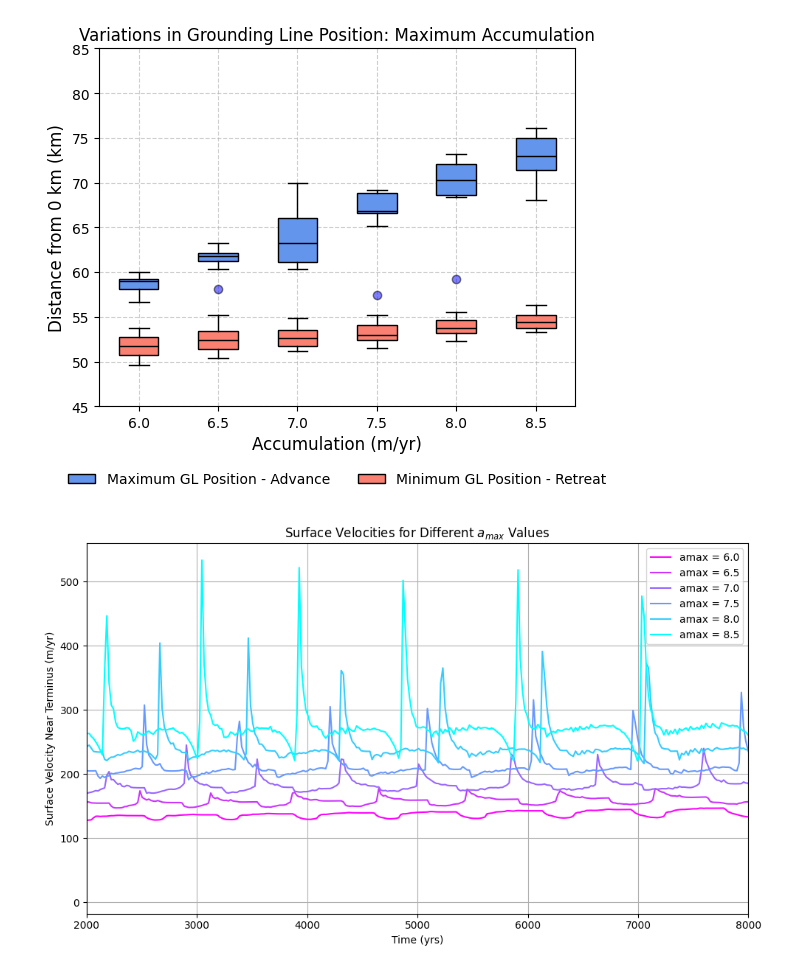
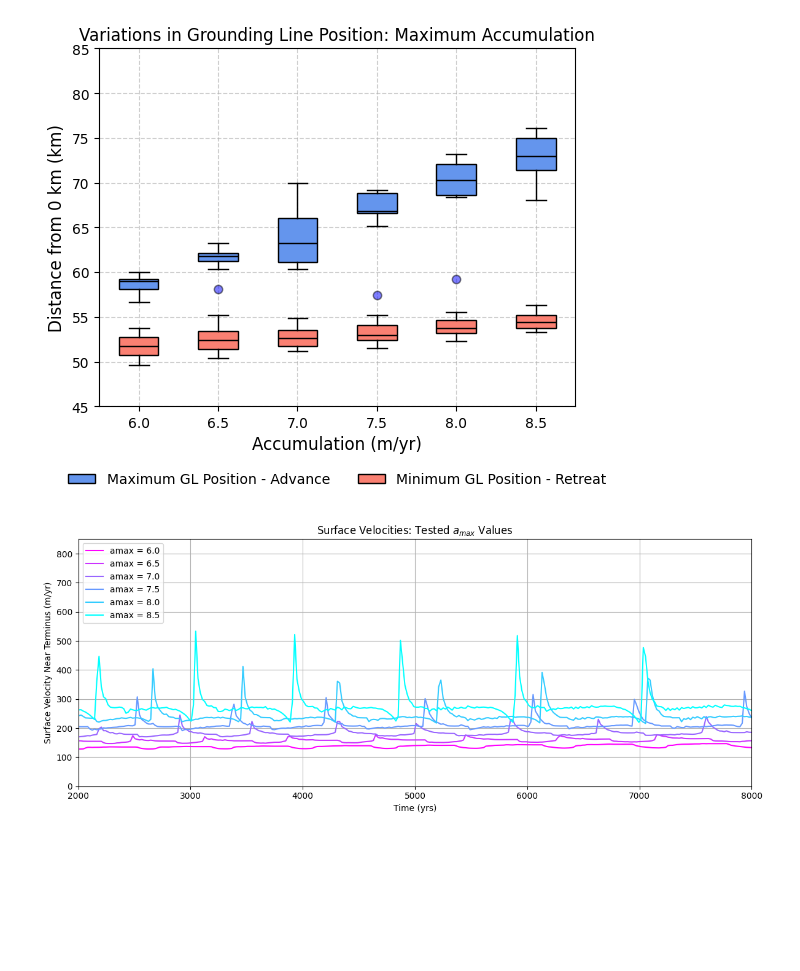
Before and after one commit to ktlix2ski/brinkmodeltest, a Jupyter notebook: Analysis/Amax_Tests.ipynb, the cells around one changed output. Saved outputs shown, nothing was run; the diff lists cells and outputs as text; code cells hidden in the pictures; blank space fills up the shorter version.

```diff
--- a/Analysis/Amax_Tests.ipynb
+++ b/Analysis/Amax_Tests.ipynb
@@ -966,7 +1094,7 @@ common_times = np.linspace(0, 10000, 500)
 cmap = plt.colormaps['cool_r']
 colors = cmap(np.linspace(0, 1, len(surf_vels)))
 
-fig, ax = plt.subplots(figsize=(10, 6))
+fig, ax = plt.subplots(figsize=(12, 5))
 
 for i, us_dict in enumerate(surf_vels):
     term_surface_velocity = []
@@ -987,33 +1115,35 @@ for i, us_dict in enumerate(surf_vels):
             term_usvel = 0
 
         if np.isnan(term_usvel):
             term_usvel = 0
 
         term_surface_velocity.append(term_usvel)
         times.append(t)
 
     times = np.array(times)
     term_surface_velocity = np.array(term_surface_velocity)
 
     # Sort for interpolation
     sorted_indices = np.argsort(times)
     times = times[sorted_indices]
     term_surface_velocity = term_surface_velocity[sorted_indices]
 
     # Interpolate to common time grid
     interp_func = interp1d(times, term_surface_velocity, bounds_error=False, fill_value="extrapolate")
     interp_speeds = interp_func(common_times)
 
     plt.plot(common_times, interp_speeds, label=f'amax = {6+i/2}', color=colors[i])
 
 plt.xlabel('Time (yrs)')
 plt.ylabel('Surface Velocity Near Terminus (m/yr)')
-plt.legend()
-plt.title('Surface Velocities for Different $a_{max}$ Values')
+plt.legend(loc = 2)
+plt.title('Surface Velocities: Tested $a_{max}$ Values')
 plt.xlim(2000,8000)
+plt.ylim(0,850)
+
 plt.grid(True)
 plt.tight_layout()
 plt.show()
 fig.savefig("/media/kayatroyer/KayaDrive/Thesis/Figures/Results/ModelPlots/Amax/Relationship_Plots/Vel_Amax.svg", format ="svg", bbox_inches='tight')
 # %% [output]
-[figure, old version]
+[figure, new version]
```
Also changed, not shown: parts of 12 cells of this notebook, 5 other files.
